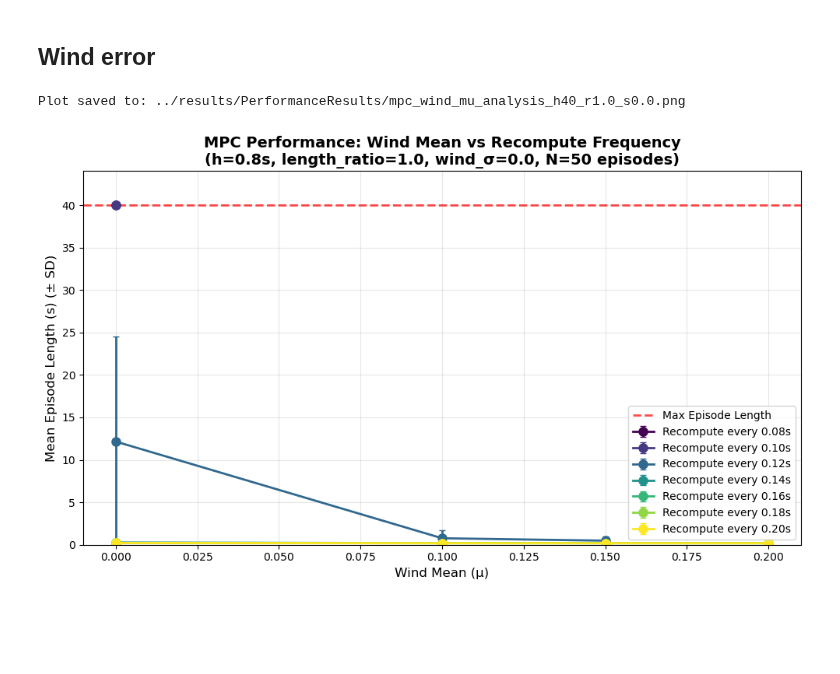
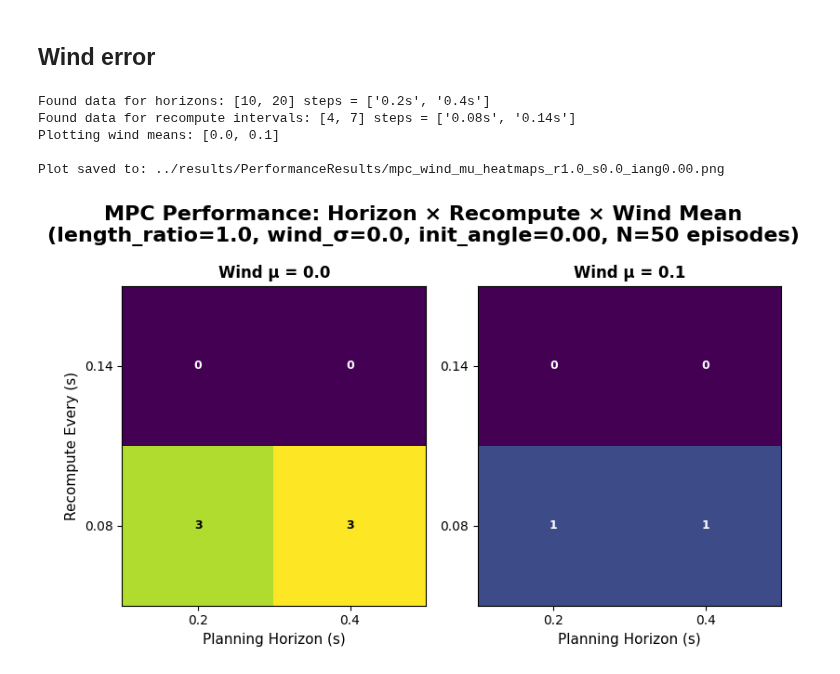
Before and after one commit to jtbuch/mpc_dojo, a Jupyter notebook: cartpole_optimization/notebooks/Cartpole_Control.ipynb, the cells around one changed output. Saved outputs shown, nothing was run; the diff lists cells and outputs as text; code cells hidden in the pictures; blank space fills up the shorter version.

```diff
--- a/cartpole_optimization/notebooks/Cartpole_Control.ipynb
+++ b/cartpole_optimization/notebooks/Cartpole_Control.ipynb
@@ -75,12 +66,17 @@ Plot saved to: ../results/PerformanceResults/mpc_4d_performance_heatmaps_wmu0.0_
 # %% [markdown]
 ## Wind error
 # %%
-analyze_wind_mu_performance(episode_length=2000,
-                               num_episodes=50,
-                               wind_mus=[0.0, 0.1, 0.2, 0.3],
-                               horizon=40,
-                               length_ratio=1.0,
-                               wind_sigma=0.0)
+plot_wind_mu_heatmaps(
+    # results_folder="../results/PerformanceResults/",
+    # wind_mus=[0.0, 0.1, 0.15, 0.2],
+    # num_episodes=50,
+    # length_ratio=1.0,
+    # wind_sigma=0.0
+)
 # %% [output]
-Plot saved to: ../results/PerformanceResults/mpc_wind_mu_analysis_h40_r1.0_s0.0.png
+Found data for horizons: [10, 20] steps = ['0.2s', '0.4s']
+Found data for recompute intervals: [4, 7] steps = ['0.08s', '0.14s']
+Plotting wind means: [0.0, 0.1]
+
+Plot saved to: ../results/PerformanceResults/mpc_wind_mu_heatmaps_r1.0_s0.0_iang0.00.png
-[figure, old version]
+[figure, new version]
```
Also changed, not shown: parts of 8 cells of this notebook, 3 other files.
